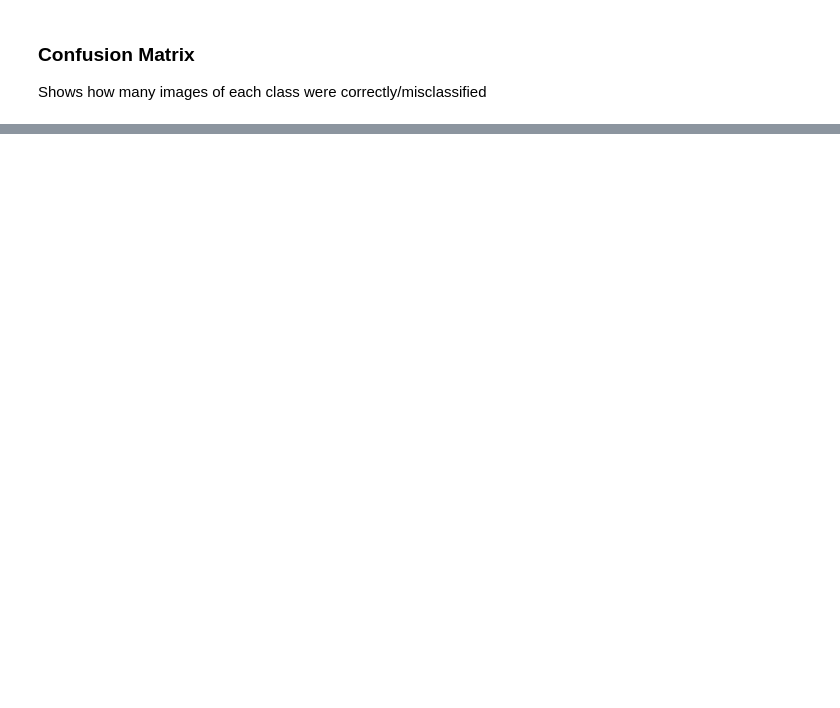
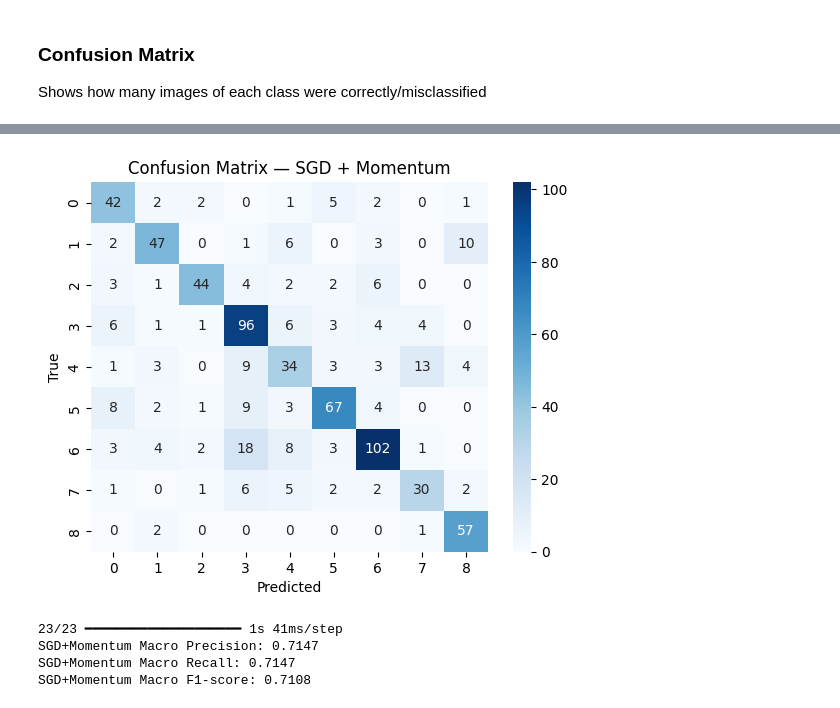
Before and after one commit to NethmiAmasha/Waste-Image-Classification-CNN, a Jupyter notebook: CNN.ipynb, the cells around one changed output, grey strips where cells are left out. Cells and saved outputs as stored; diff of their text form; code cells hidden in the pictures; blank space fills up the shorter version.

```diff
--- a/CNN.ipynb
+++ b/CNN.ipynb
@@ -313,0 +542,16 @@ from tensorflow.keras import layers, models
+# %%
+mom_test_loss, mom_test_acc = model_mom.evaluate(test_ds, verbose=0)
+print(f"[SGD + Momentum] Test Accuracy: {mom_test_acc:.4f}")
+
+# --- Confusion matrix & heatmap ---
+y_true = np.concatenate([y for x, y in test_ds], axis=0)
+y_pred_probs = model_mom.predict(test_ds)
+y_pred = np.argmax(y_pred_probs, axis=1)
+
+cm = confusion_matrix(y_true, y_pred)
+sns.heatmap(cm, annot=True, fmt='d', cmap='Blues')
+
+plt.xlabel('Predicted'); plt.ylabel('True')
+plt.title('Confusion Matrix — SGD + Momentum')
+plt.show()
+# %% [output]
@@ -313,0 +560,18 @@ from tensorflow.keras import layers, models
+[figure, added]
+# %%
+y_true = np.concatenate([y for x, y in test_ds], axis=0)
+y_pred_probs = model_mom.predict(test_ds)
+y_pred = np.argmax(y_pred_probs, axis=1)
+
+precision_macro = precision_score(y_true, y_pred, average='macro')
+recall_macro = recall_score(y_true, y_pred, average='macro')
+f1_macro = f1_score(y_true, y_pred, average='macro')
+
+print("SGD+Momentum Macro Precision:", round(precision_macro,4))
+print("SGD+Momentum Macro Recall:", round(recall_macro,4))
+print("SGD+Momentum Macro F1-score:", round(f1_macro,4))
+# %% [output]
+23/23 ━━━━━━━━━━━━━━━━━━━━ 1s 41ms/step
+SGD+Momentum Macro Precision: 0.7147
+SGD+Momentum Macro Recall: 0.7147
+SGD+Momentum Macro F1-score: 0.7108
```
Also changed, not shown: parts of 22 cells of this notebook.
